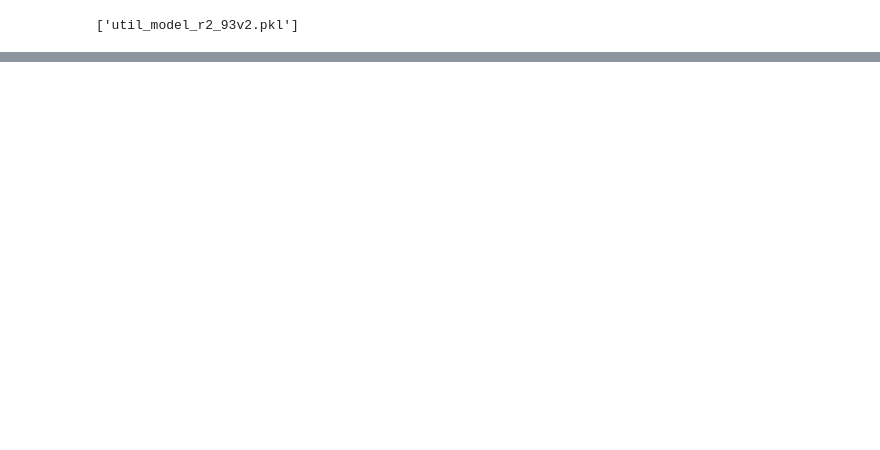
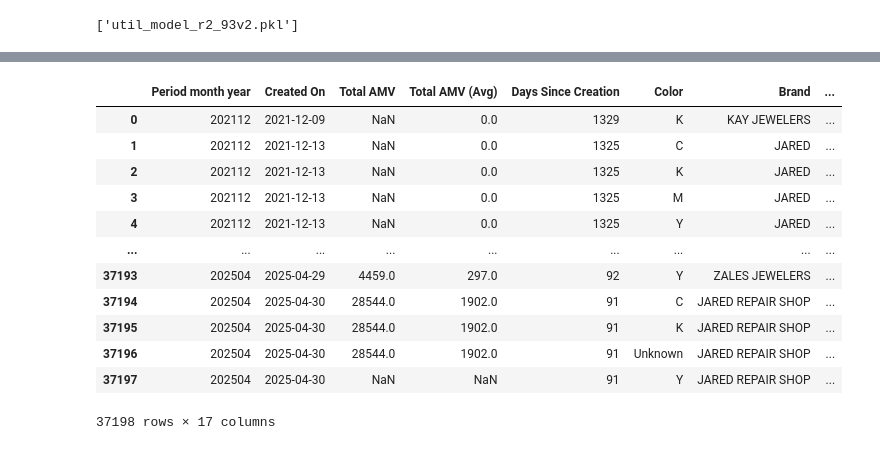
Before and after one commit to moumitaghanti/Signet-Supply, a Jupyter notebook: Signet Supply.ipynb, the cells around one changed output, grey strips where cells are left out. Saved outputs shown, nothing was run; the diff lists cells and outputs as text; code cells hidden in the pictures; blank space fills up the shorter version.

Commit message:
building forecast
Building forecast for Utilization ML Model

```diff
--- a/Signet Supply.ipynb
+++ b/Signet Supply.ipynb
@@ -523,22 +561,0 @@ joblib.dump(model, 'util_model_r2_93v2.pkl')
-# %%
-df_Supplyorder = df_Supplyorder.dropna(subset=['Serial Number'])
-df_Supplyorder['Serial Number'] = df_Supplyorder['Serial Number'].str.strip()
-df_Utilization = df_Utilization.dropna(subset=['Serial Number'])
-df_Utilization['Serial Number'] = df_Utilization['Serial Number'].str.strip()
-
-df_Utilization['MonthPeriod']=df_Utilization['MonthPeriod'].astype(str)
-df_Supplyorder['Period month year']=df_Supplyorder['Period month year'].astype(str)
-
-supply_features_for_util = ['Period month year', 'Serial Number', 'Line Count']
-util_features = ['MonthPeriod', 'Serial Number', 'Utilization Score', 'Total AMV', 'Yield']
-
-df_util_with_line = df_Utilization[util_features].merge(df_Supplyorder[supply_features_for_util],
-                                                        right_on=['Serial Number','Period month year'],
-                                                        left_on=['Serial Number','MonthPeriod'], how='left', suffixes=('_supply', '_utilization'))
-
-df_util_with_line = df_util_with_line[df_util_with_line['Line Count'].notna()]
-# %%
-df_Supplyorder = df_Supplyorder.dropna(subset=['Serial Number'])
-df_Utilization = df_Utilization.dropna(subset=['Serial Number'])
-df_Utilization = df_Utilization.dropna(subset=['Month'])
-df_Utilization = df_Utilization.dropna(subset=['Ext Sys'])
@@ -905,0 +659,16 @@ plt.show()
+# %%
+df_Utilization
+# %% [output]
+|  | Period month year | Created On | Total AMV | Total AMV (Avg) | Days Since Creation | Color | Brand | ... |
+| 0 | 202112 | 2021-12-09 | NaN | 0.0 | 1329 | K | KAY JEWELERS | ... |
+| 1 | 202112 | 2021-12-13 | NaN | 0.0 | 1325 | C | JARED | ... |
+| 2 | 202112 | 2021-12-13 | NaN | 0.0 | 1325 | K | JARED | ... |
+| 3 | 202112 | 2021-12-13 | NaN | 0.0 | 1325 | M | JARED | ... |
+| 4 | 202112 | 2021-12-13 | NaN | 0.0 | 1325 | Y | JARED | ... |
+| ... | ... | ... | ... | ... | ... | ... | ... | ... |
+| 37193 | 202504 | 2025-04-29 | 4459.0 | 297.0 | 92 | Y | ZALES JEWELERS | ... |
+| 37194 | 202504 | 2025-04-30 | 28544.0 | 1902.0 | 91 | C | JARED REPAIR SHOP | ... |
+| 37195 | 202504 | 2025-04-30 | 28544.0 | 1902.0 | 91 | K | JARED REPAIR SHOP | ... |
+| 37196 | 202504 | 2025-04-30 | 28544.0 | 1902.0 | 91 | Unknown | JARED REPAIR SHOP | ... |
+| 37197 | 202504 | 2025-04-30 | NaN | NaN | 91 | Y | JARED REPAIR SHOP | ... |
+37198 rows × 17 columns
```
Also changed, not shown: parts of 46 cells of this notebook.
